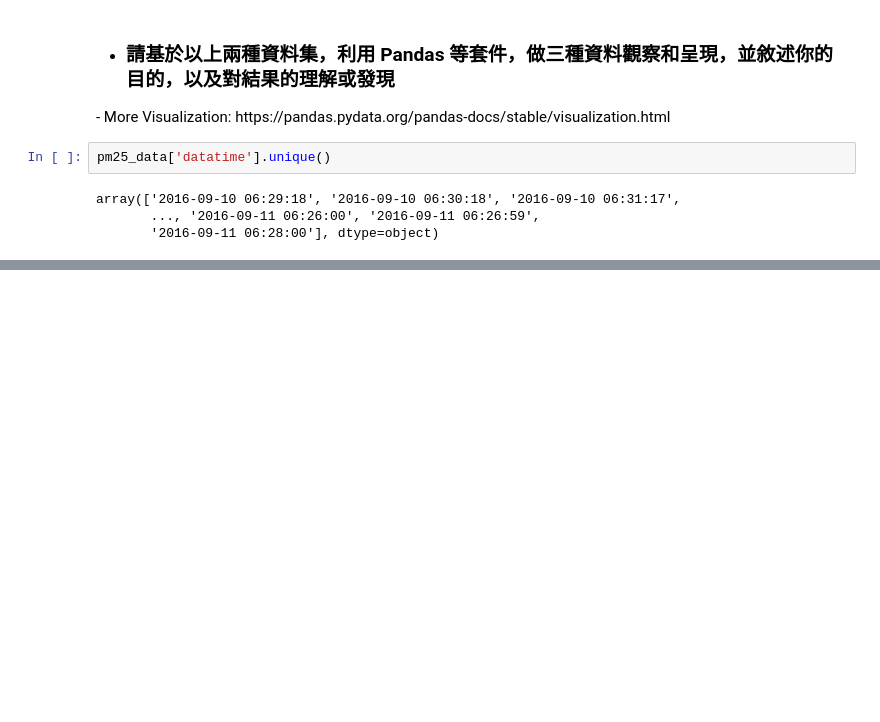
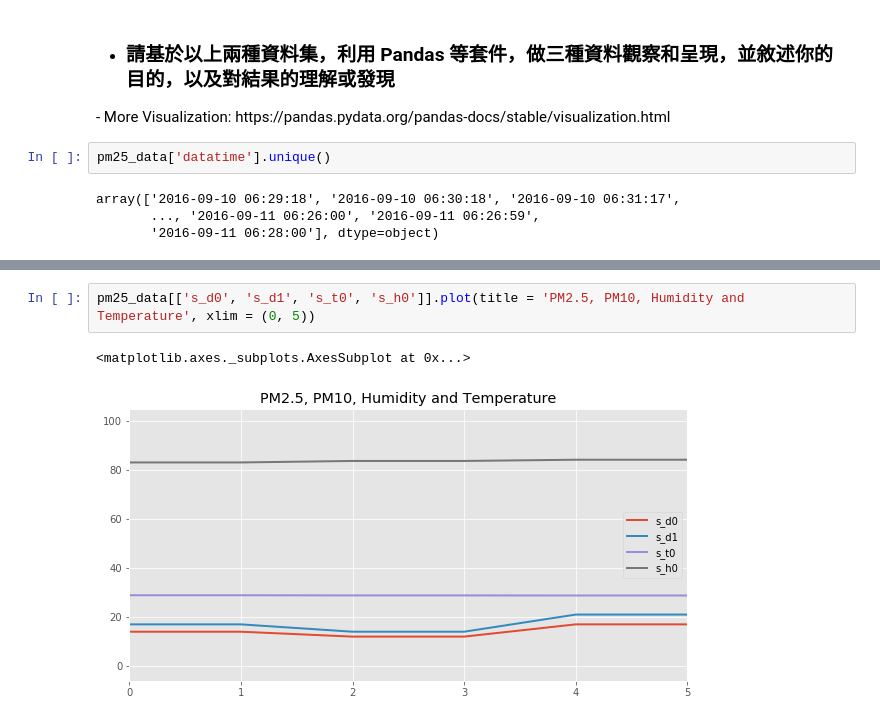
Before and after one commit to Coslate/DataMining_Lab1, a Jupyter notebook: DM106-2 Lab 1-2.ipynb, the cells around one changed output, grey strips where cells are left out. Saved outputs shown, nothing was run; the diff lists cells and outputs as text; blank space fills up the shorter version.

```diff
--- a/DM106-2 Lab 1-2.ipynb
+++ b/DM106-2 Lab 1-2.ipynb
@@ -386,0 +394,5 @@ array(['2016-09-10 06:29:18', '2016-09-10 06:30:18', '2016-09-10 06:31:17',
+# %%
+pm25_data[['s_d0', 's_d1', 's_t0', 's_h0']].plot(title = 'PM2.5, PM10, Humidity and Temperature', xlim = (0, 5))
+# %% [output]
+<matplotlib.axes._subplots.AxesSubplot at 0x...>
+[figure, added]
```
Also changed, not shown: parts of 14 cells of this notebook, 2 other files.
